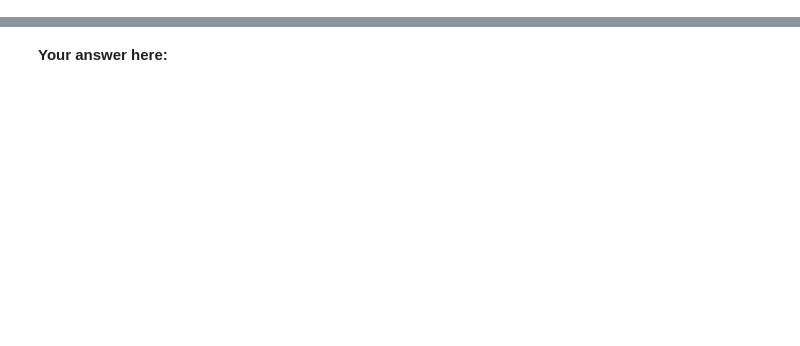
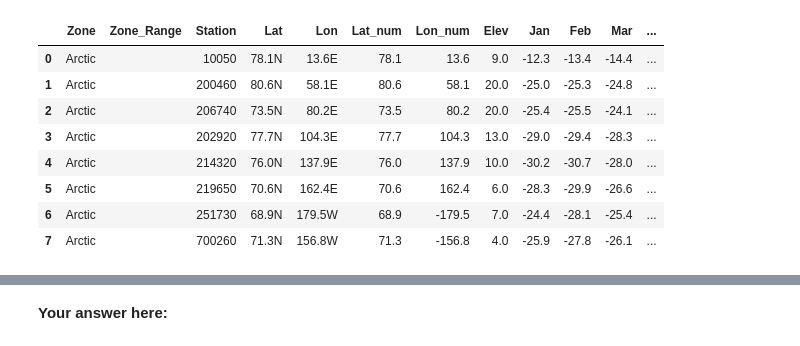
Before and after one commit to radryan1979/clim341, a Jupyter notebook: Assignments/Climate_Zone_Data_Analysis_Tutorial.ipynb, the cells around one changed output, grey strips where cells are left out. Drawn from its saved outputs; the diff is of its cells as text; code cells hidden in the pictures; blank space fills up the shorter version.

```diff
--- a/Assignments/Climate_Zone_Data_Analysis_Tutorial.ipynb
+++ b/Assignments/Climate_Zone_Data_Analysis_Tutorial.ipynb
@@ -315,0 +59,8 @@ Describe the overall relationship between latitude and annual mean temperature s
+# %%
+# Read the entire sheet with no header processing
+url = "https://github.com/radryan1979/clim341/raw/refs/heads/main/Data/Monthly_Temperature_Update2.xls"
+
+df_raw = pd.read_excel(url, engine='xlrd', header=None)
+
+print('Raw shape:', df_raw.shape)
+df_raw.head(25)
@@ -315,0 +173,13 @@ Describe the overall relationship between latitude and annual mean temperature s
+# %%
+# Preview the cleaned DataFrame
+df.head(8)
+# %% [output]
+|  | Zone | Zone_Range | Station | Lat | Lon | Lat_num | Lon_num | Elev | Jan | Feb | Mar | ... |
+| 0 | Arctic |  | 10050 | 78.1N | 13.6E | 78.1 | 13.6 | 9.0 | -12.3 | -13.4 | -14.4 | ... |
+| 1 | Arctic |  | 200460 | 80.6N | 58.1E | 80.6 | 58.1 | 20.0 | -25.0 | -25.3 | -24.8 | ... |
+| 2 | Arctic |  | 206740 | 73.5N | 80.2E | 73.5 | 80.2 | 20.0 | -25.4 | -25.5 | -24.1 | ... |
+| 3 | Arctic |  | 202920 | 77.7N | 104.3E | 77.7 | 104.3 | 13.0 | -29.0 | -29.4 | -28.3 | ... |
+| 4 | Arctic |  | 214320 | 76.0N | 137.9E | 76.0 | 137.9 | 10.0 | -30.2 | -30.7 | -28.0 | ... |
+| 5 | Arctic |  | 219650 | 70.6N | 162.4E | 70.6 | 162.4 | 6.0 | -28.3 | -29.9 | -26.6 | ... |
+| 6 | Arctic |  | 251730 | 68.9N | 179.5W | 68.9 | -179.5 | 7.0 | -24.4 | -28.1 | -25.4 | ... |
+| 7 | Arctic |  | 700260 | 71.3N | 156.8W | 71.3 | -156.8 | 4.0 | -25.9 | -27.8 | -26.1 | ... |
```
Also changed, not shown: parts of 79 cells of this notebook, 4 other files.
